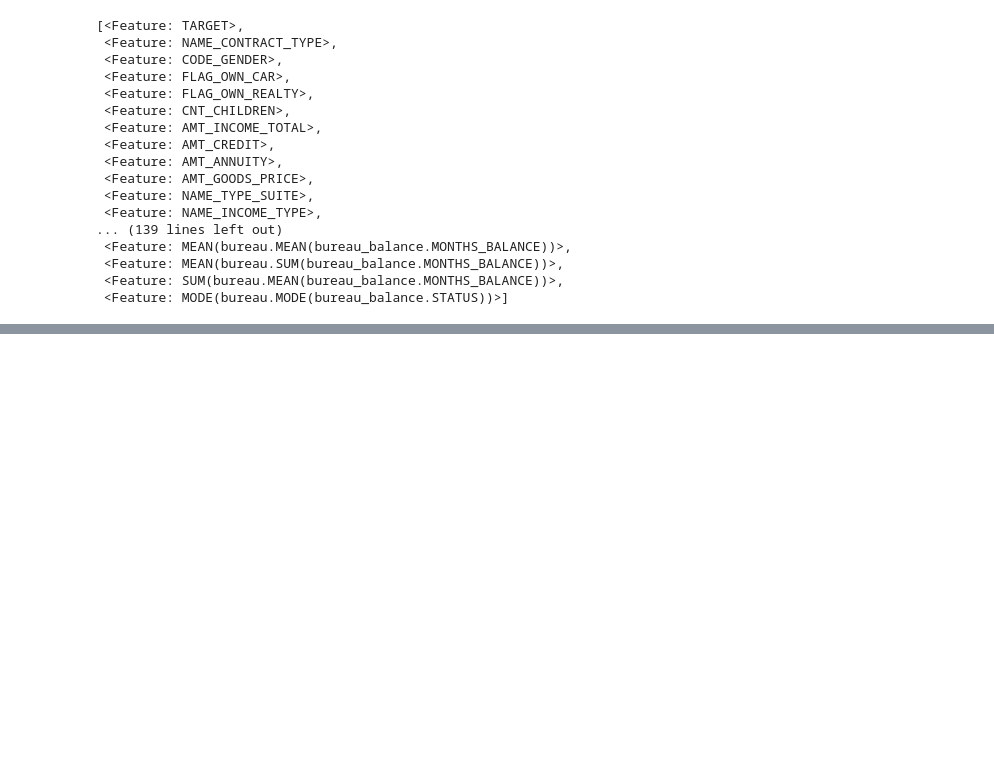
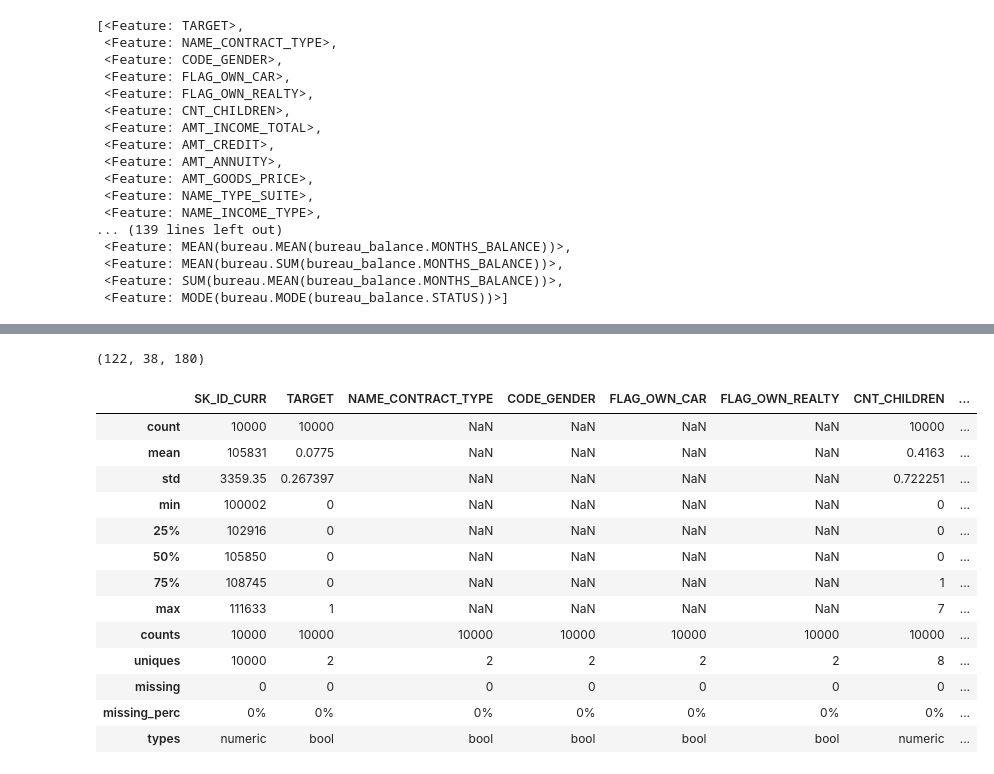
Before and after one commit to kugmax/fastai_learn, a Jupyter notebook: Home Credit Default Risk (random forest all features).ipynb, the cells around one changed output, grey strips where cells are left out. Drawn from its saved outputs; the diff is of its cells as text; code cells hidden in the pictures; blank space fills up the shorter version.

```diff
--- a/Home Credit Default Risk (random forest all features).ipynb
+++ b/Home Credit Default Risk (random forest all features).ipynb
@@ -117,0 +104,26 @@ feature_defs
+# %%
+def add_table_to_app(app, table):
+    entities = {
+        'app' : (app, "SK_ID_CURR"),
+        'table' : (table, 'index'),
+    }
+    relationships = [
+        ('app', 'SK_ID_CURR', 'table', 'index')
+    ]
+
+    #TODO: need drop SK_ID_CURR, prev_app, and other indexes
+
+    feature_matrix, feature_defs = ft.dfs(
+        entities=entities,
+        relationships = relationships,
+        target_entity="app",
+        agg_primitives=["mean", "sum", "mode"])
+
+    os.makedirs('{PATH}tmp', exist_ok=True)
+    feature_matrix = feature_matrix.reset_index()
+
+    feature_matrix.to_feather(f'{PATH}tmp/app-table')
+
+    return feature_matrix, feature_defs
+# %%
+previous_app = load_sample('previous_application', train.SK_ID_CURR)
@@ -117,0 +132,2 @@ feature_defs
+# %%
+previous_app = previous_app.reset_index()
@@ -117,0 +165,2 @@ feature_defs
+# %%
+feature_matrix, feature_defs = add_table_to_app(train, previous_app)
@@ -117,0 +190,22 @@ feature_defs
+# %%
+len(train.columns), len(previous_app.columns), len(feature_matrix.columns)
+# %% [output]
+(122, 38, 180)
+# %%
+ with pd.option_context("display.max_rows", 1000, "display.max_columns", 1000):
+        display(DataFrameSummary(feature_matrix).summary())
+# %% [output]
+|  | SK_ID_CURR | TARGET | NAME_CONTRACT_TYPE | CODE_GENDER | FLAG_OWN_CAR | FLAG_OWN_REALTY | CNT_CHILDREN | ... |
+| count | 10000 | 10000 | NaN | NaN | NaN | NaN | 10000 | ... |
+| mean | 105831 | 0.0775 | NaN | NaN | NaN | NaN | 0.4163 | ... |
+| std | 3359.35 | 0.267397 | NaN | NaN | NaN | NaN | 0.722251 | ... |
+| min | 100002 | 0 | NaN | NaN | NaN | NaN | 0 | ... |
+| 25% | 102916 | 0 | NaN | NaN | NaN | NaN | 0 | ... |
+| 50% | 105850 | 0 | NaN | NaN | NaN | NaN | 0 | ... |
+| 75% | 108745 | 0 | NaN | NaN | NaN | NaN | 1 | ... |
+| max | 111633 | 1 | NaN | NaN | NaN | NaN | 7 | ... |
+| counts | 10000 | 10000 | 10000 | 10000 | 10000 | 10000 | 10000 | ... |
+| uniques | 10000 | 2 | 2 | 2 | 2 | 2 | 8 | ... |
+| missing | 0 | 0 | 0 | 0 | 0 | 0 | 0 | ... |
+| missing_perc | 0% | 0% | 0% | 0% | 0% | 0% | 0% | ... |
+| types | numeric | bool | bool | bool | bool | bool | numeric | ... |
```
Also changed, not shown: parts of 21 cells of this notebook, 1 other file.
